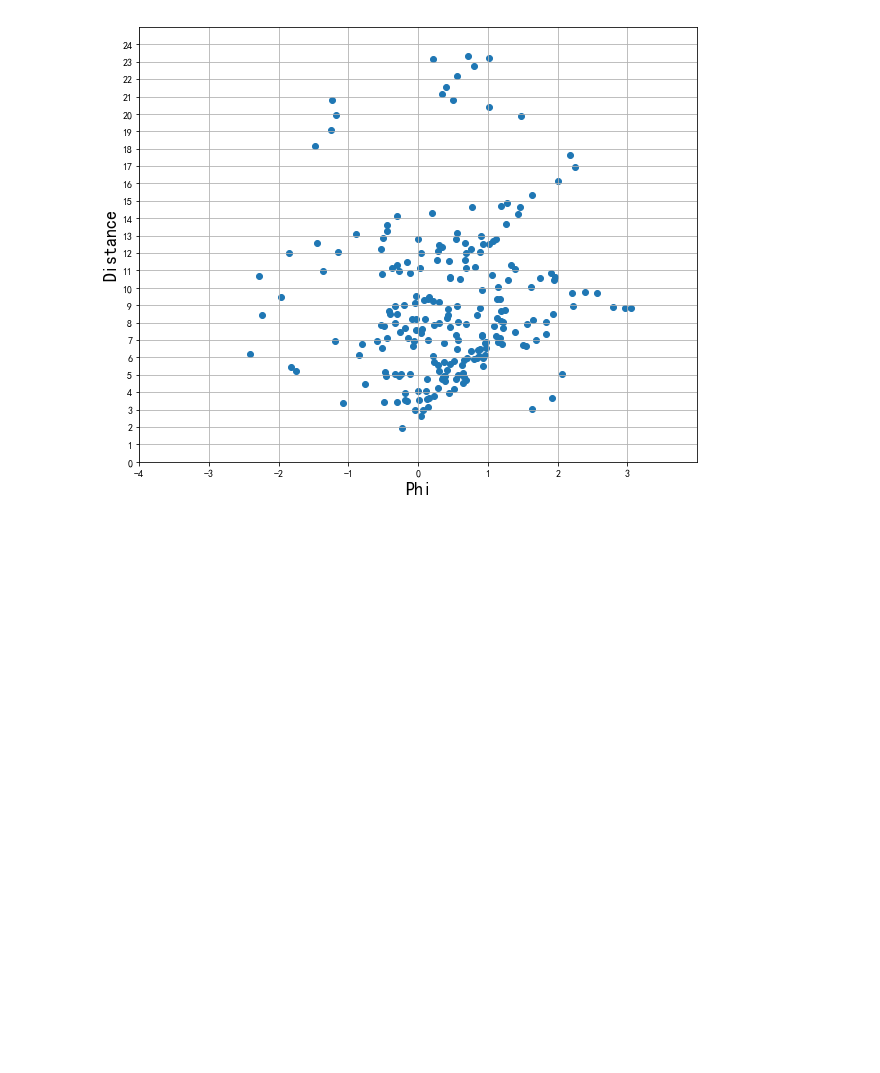
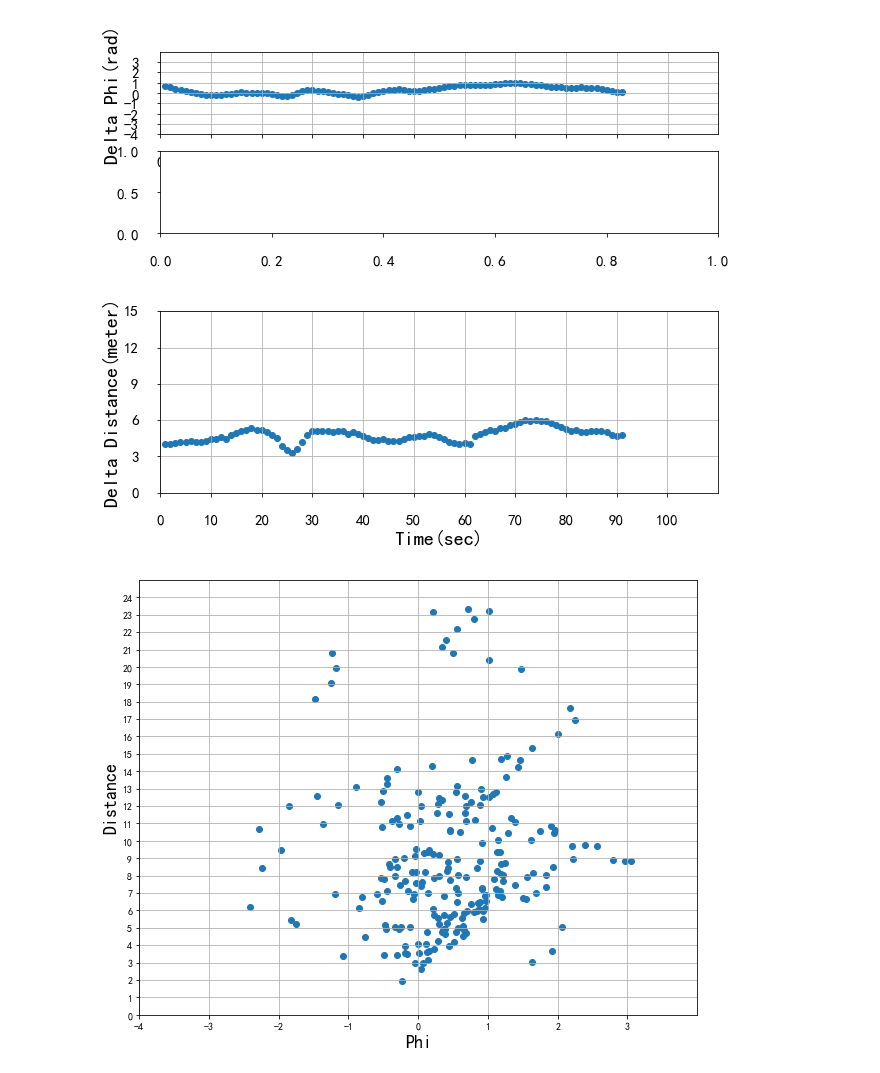
Before and after one commit to RobotX-NCTU/duckiepond-nctu, a Jupyter notebook: catkin_ws/src/analysis/src/d_phi_visual.ipynb, the cells around one changed output. Drawn from its saved outputs; the diff is of its cells as text; code cells hidden in the pictures; blank space fills up the shorter version.

```diff
--- a/catkin_ws/src/analysis/src/d_phi_visual.ipynb
+++ b/catkin_ws/src/analysis/src/d_phi_visual.ipynb
@@ -24,3 +216,52 @@ print(np.mean(phi))
+# %%
+plt.figure(figsize=(10,4))
+plt.rcParams['axes.unicode_minus']=False
+tick_size = 15
+label_size = 20
+plt.rcParams['xtick.labelsize']=tick_size
+plt.rcParams['ytick.labelsize']=tick_size
+plt.rcParams['xtick.major.pad']=18
+plt.rcParams['ytick.major.pad']=18
+
+limit = 110
+
+
+plt.scatter(t, phi)
+plt.xlabel("Time(sec)", fontsize=label_size)
+plt.ylabel("Delta Phi(rad)", fontsize=label_size)
+y_tick = np.arange(-4, 4, 1.0)
+
+
+x_tick = np.arange(0, limit, 10)
+plt.ylim(-4, 4)
+plt.xlim(0, limit)
+plt.xticks(x_tick)
+plt.yticks(y_tick)
+plt.grid()
+plt.gcf().subplots_adjust(bottom=0.25)
+plt.savefig(file_name + '_phi.png')
+plt.show()
+
+plt.figure(figsize=(10,4))
+plt.scatter(t, dis)
+plt.xlabel("Time(sec)", fontsize=label_size)
+plt.ylabel("Delta Distance(meter)", fontsize=label_size)
+y_tick = np.arange(0, 18, 3.0)
+
+x_tick = np.arange(0, limit, 10)
+
+plt.ylim(0, 15)
+plt.xlim(0, limit)
+plt.xticks(x_tick)
+plt.yticks(y_tick)
+plt.grid()
+plt.gcf().subplots_adjust(bottom=0.25)
+plt.savefig(file_name + '_distance.png')
+
+plt.show()
+# %% [output]
+[figure, added]
+[figure, added]
 # %%
 plt.figure(figsize=(10,8))
 plt.rcParams['axes.unicode_minus']=False
```
Also changed, not shown: parts of 4 cells of this notebook, 2 other files.
